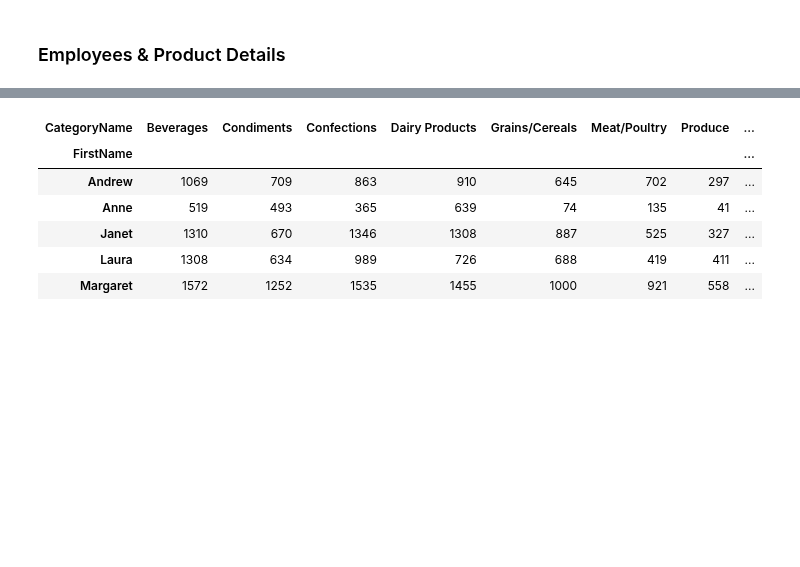
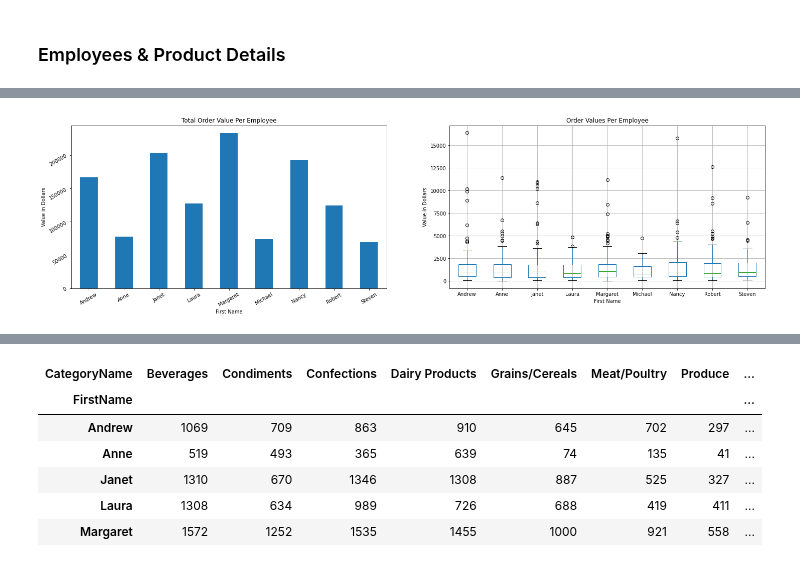
Before and after one commit to peshekhodko/ST590-Project2, a Jupyter notebook: Han_Li_Peshekhodko_ST590_Project2_P2.ipynb, the cells around one changed output, grey strips where cells are left out. Cells and saved outputs as stored; diff of their text form; code cells hidden in the pictures; blank space fills up the shorter version.

Commit message:
Added more statistic images.

```diff
--- a/Han_Li_Peshekhodko_ST590_Project2_P2.ipynb
+++ b/Han_Li_Peshekhodko_ST590_Project2_P2.ipynb
@@ -227,0 +285,4 @@ employee_category.head()
+# %%
+employee_order_value = employee_category.groupby(
+    ['FirstName', 'OrderID'])[['Value']].sum().reset_index()
+employee_order_value.head()
@@ -227,0 +296,4 @@ employee_category.head()
+# %%
+employee_total_value = employee_order_value.groupby(
+    'FirstName')[['Value']].sum().reset_index()
+employee_total_value.head()
@@ -228,3 +307,23 @@ employee_category.head()
+# %%
+# Plotting
+# Create the canvas
+fig, ax = plt.subplots(ncols=2, figsize=(24, 6))
+# Create boxplots
+employee_total_value.plot(x='FirstName', y='Value', kind='bar', ax=ax[0], legend=False)
+employee_order_value.boxplot(column='Value', by='FirstName', ax=ax[1])
+# Add labels
+ax[0].set_title('Total Order Value Per Employee')
+ax[0].set_xlabel('First Name')
+ax[0].set_ylabel('Value in Dollars')
+ax[0].tick_params(labelrotation=30)
+ax[1].set_title('Order Values Per Employee')
+ax[1].set_xlabel('First Name')
+ax[1].set_ylabel('Value in Dollars')
+plt.suptitle('')
+# Show the image
+plt.show()
+# %% [output]
+[figure, added]
 # %%
 employee_cat_quantity_value = employee_category.groupby(
     ['FirstName', 'CategoryName']).agg({'Quantity': sum, 'Value': sum})
```
Also changed, not shown: parts of 24 cells of this notebook.
